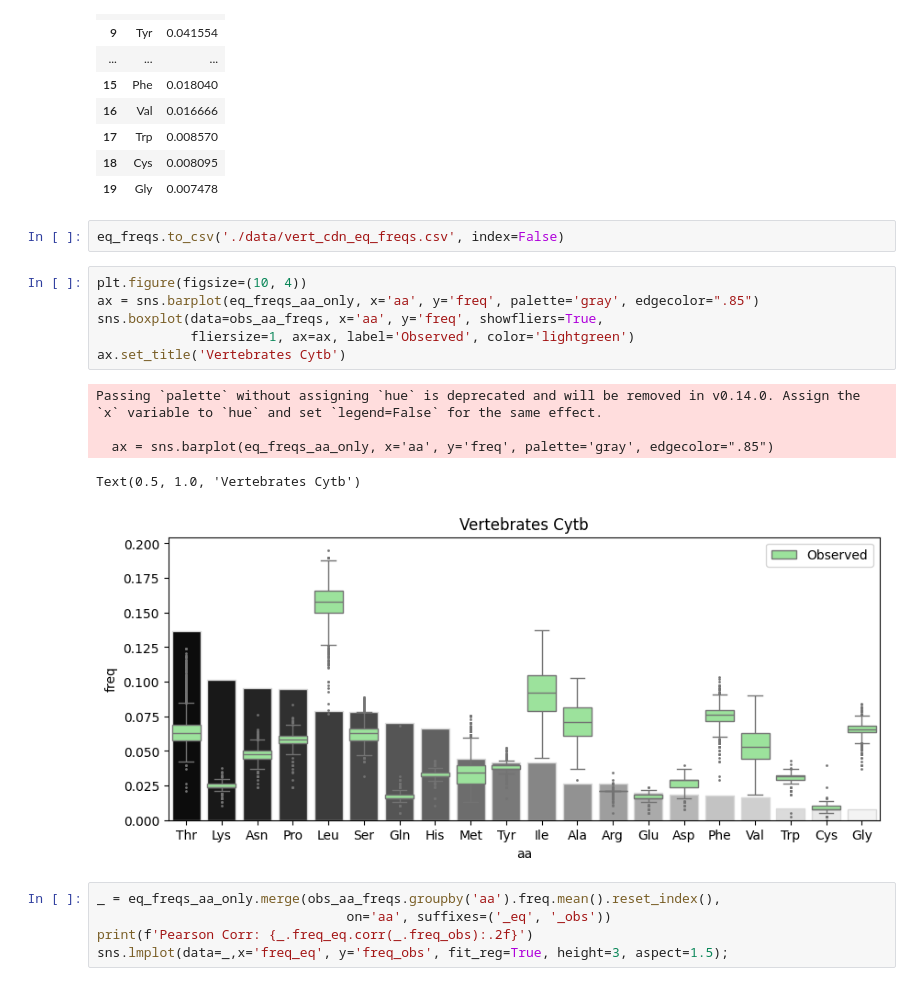
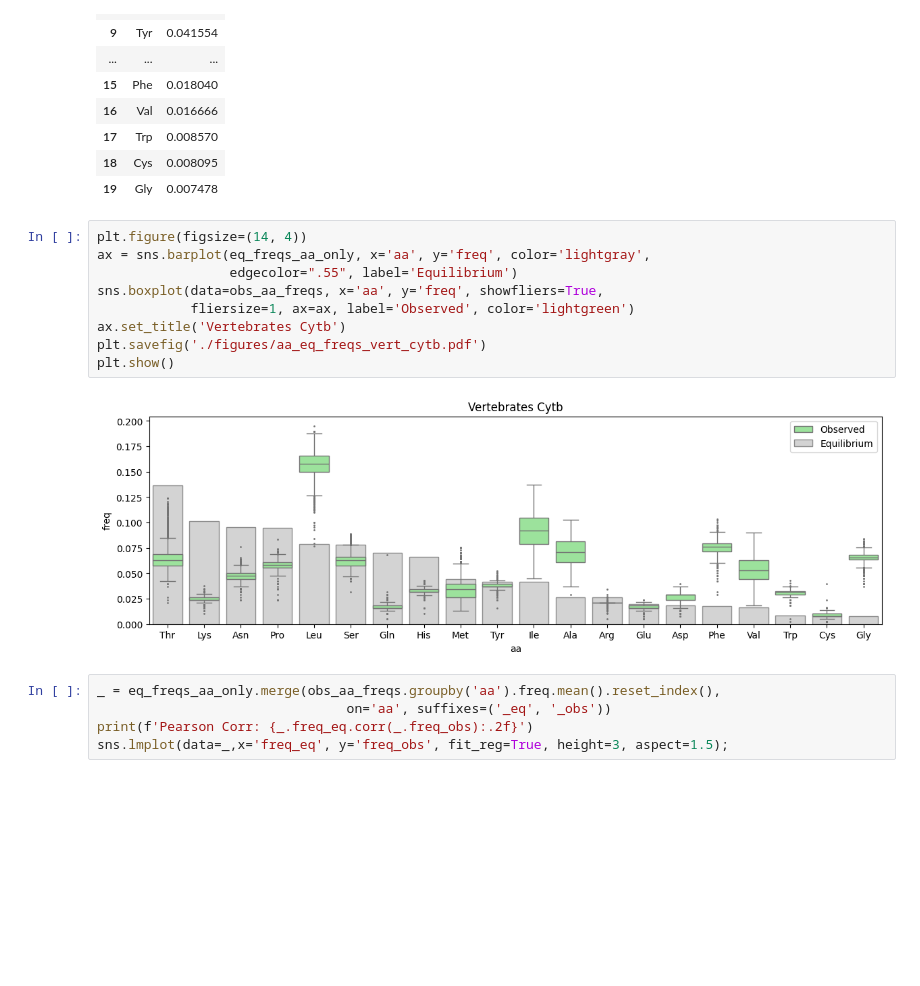
Before and after one commit to mitoclub/AminoAcidShift, a Jupyter notebook: eq_freqs/prepare_data_for_aa_shift.ipynb, the cells around one changed output. Drawn from its saved outputs; the diff is of its cells as text; blank space fills up the shorter version.

```diff
--- a/eq_freqs/prepare_data_for_aa_shift.ipynb
+++ b/eq_freqs/prepare_data_for_aa_shift.ipynb
@@ -263,20 +265,17 @@ eq_freqs_aa_only
 | 17 | Trp | 0.008570 |
 | 18 | Cys | 0.008095 |
 | 19 | Gly | 0.007478 |
-# %%
-eq_freqs.to_csv('./data/vert_cdn_eq_freqs.csv', index=False)
 # %%
-plt.figure(figsize=(10, 4))
-ax = sns.barplot(eq_freqs_aa_only, x='aa', y='freq', palette='gray', edgecolor=".85")
+plt.figure(figsize=(14, 4))
+ax = sns.barplot(eq_freqs_aa_only, x='aa', y='freq', color='lightgray',
+                 edgecolor=".55", label='Equilibrium')
 sns.boxplot(data=obs_aa_freqs, x='aa', y='freq', showfliers=True,
             fliersize=1, ax=ax, label='Observed', color='lightgreen')
 ax.set_title('Vertebrates Cytb')
+plt.savefig('./figures/aa_eq_freqs_vert_cytb.pdf')
+plt.show()
 # %% [output]
-Passing `palette` without assigning `hue` is deprecated and will be removed in v0.14.0. Assign the `x` variable to `hue` and set `legend=False` for the same effect.
-
-  ax = sns.barplot(eq_freqs_aa_only, x='aa', y='freq', palette='gray', edgecolor=".85")
-Text(0.5, 1.0, 'Vertebrates Cytb')
-[figure, old version]
+[figure, new version]
 # %%
 _ = eq_freqs_aa_only.merge(obs_aa_freqs.groupby('aa').freq.mean().reset_index(),
                                 on='aa', suffixes=('_eq', '_obs'))
```
Also changed, not shown: parts of 9 cells of this notebook, 3 other files.
